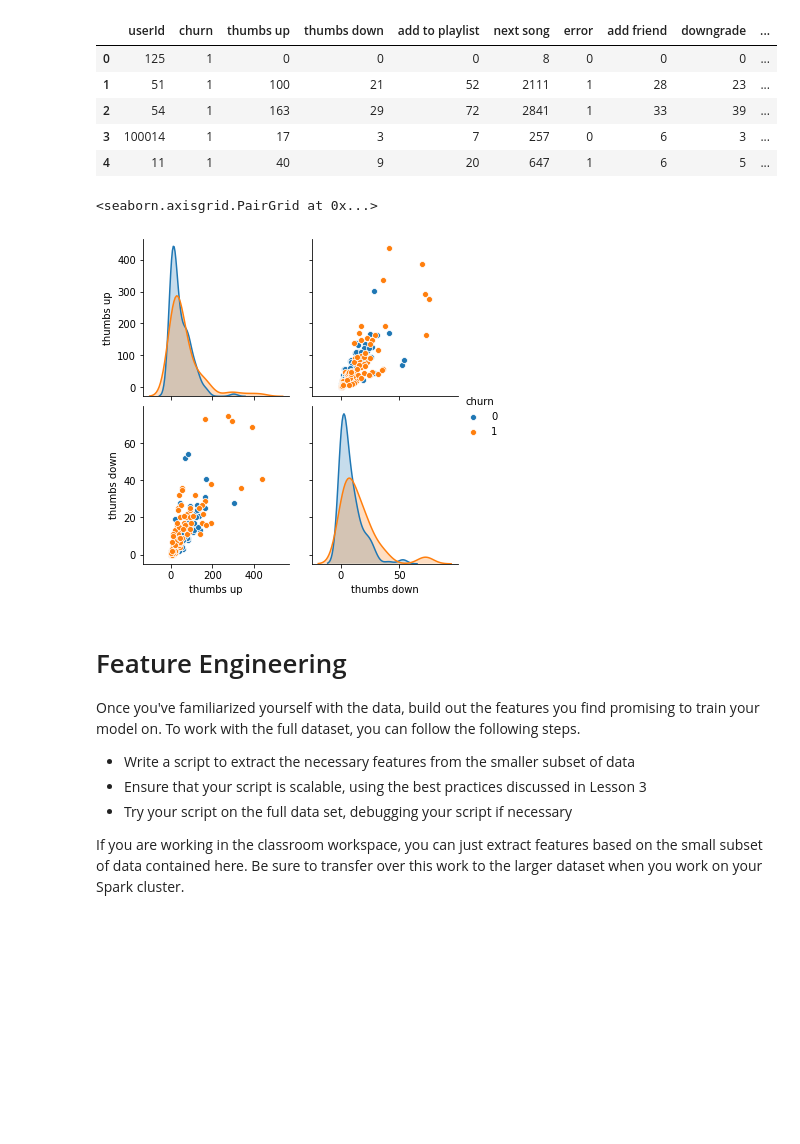
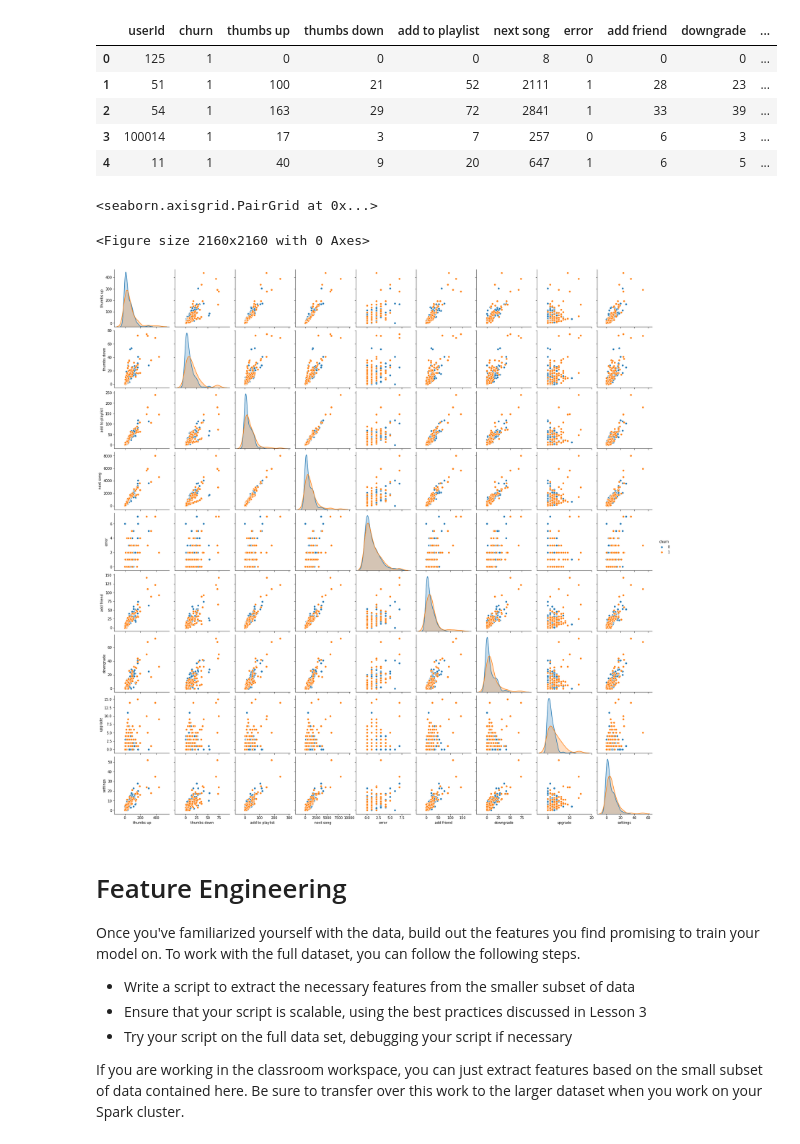
Before and after one commit to danpeczek/sparkify-capstone-project, a Jupyter notebook: Sparkify.ipynb, the cells around one changed output. Cells and saved outputs as stored; diff of their text form; code cells hidden in the pictures; blank space fills up the shorter version.

Commit message:
Pair plot

```diff
--- a/Sparkify.ipynb
+++ b/Sparkify.ipynb
@@ -362,0 +303,3 @@ staying_df.head()
+# %%
+churned_df = createUserDataset(churned_ids, 1)
+staying_df = createUserDataset(staying_ids, 0)
@@ -371,11 +321,13 @@ users_df.head()
 | 2 | 54 | 1 | 163 | 29 | 72 | 2841 | 1 | 33 | 39 | ... |
 | 3 | 100014 | 1 | 17 | 3 | 7 | 257 | 0 | 6 | 3 | ... |
 | 4 | 11 | 1 | 40 | 9 | 20 | 647 | 1 | 6 | 5 | ... |
-# %%
-sns.pairplot(users_df, hue="churn", vars=["thumbs up", "thumbs down"])
-# %% [output]
-<seaborn.axisgrid.PairGrid at 0x...>
-[figure, removed]
+# %%
+plt.figure(figsize=(30,30))
+sns.pairplot(users_df, hue="churn")
+# %% [output]
+<seaborn.axisgrid.PairGrid at 0x...>
+<Figure size 2160x2160 with 0 Axes>
+[figure, added]
 # %% [markdown]
 # Feature Engineering
 Once you've familiarized yourself with the data, build out the features you find promising to train your model on. To work with the full dataset, you can follow the following steps.
```
Also changed, not shown: parts of 6 cells of this notebook.
